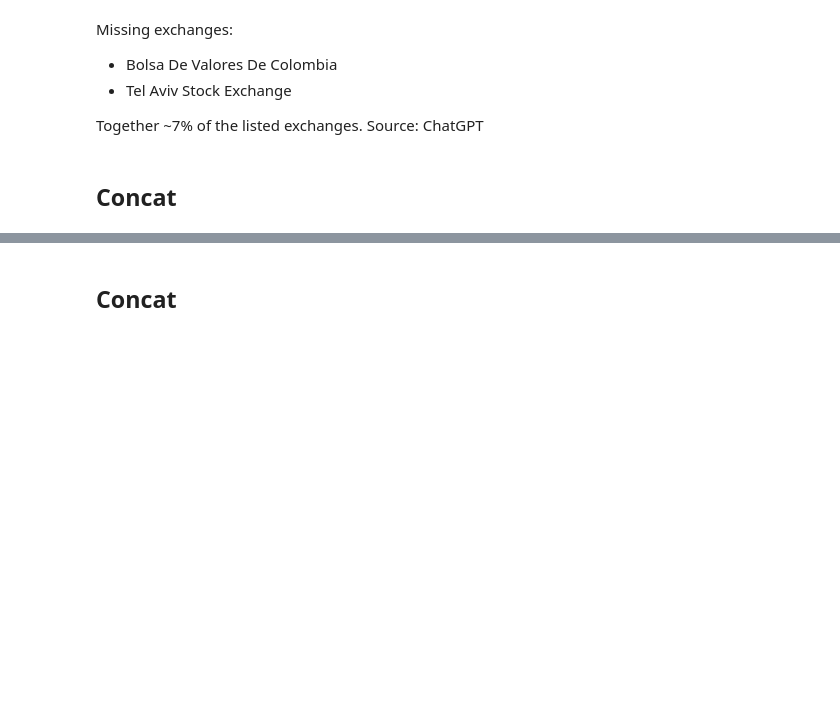
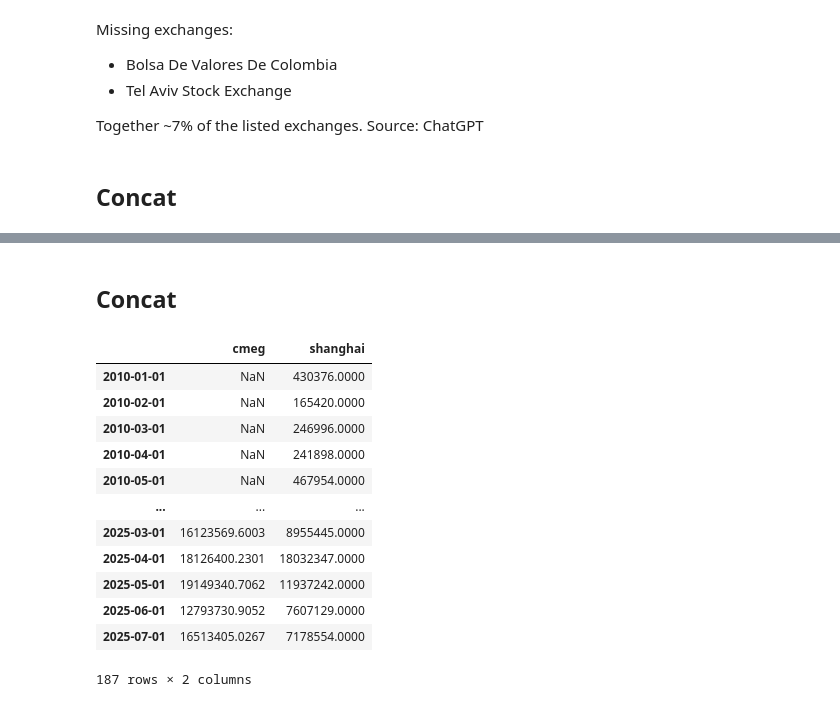
Before and after one commit to Michael-Kornilich/bitcoin_project, a Jupyter notebook: phase2/preprocessing/preprocessing.ipynb, the cells around one changed output, grey strips where cells are left out. Cells and saved outputs as stored; diff of their text form; code cells hidden in the pictures; blank space fills up the shorter version.

```diff
--- a/phase2/preprocessing/preprocessing.ipynb
+++ b/phase2/preprocessing/preprocessing.ipynb
@@ -986,2 +1466,2 @@ dump_pickle(
-# %% [markdown]
-## Concat
+# %% [markdown]
+## Concat
@@ -988,5 +1474,23 @@ dump_pickle(
 # %%
-cmeg_gold_volume = load_pickle("CMEG_gold_volume")
-shanghai_gold_volume = load_pickle("shanghai_gold_volume")
-tocom_gold_volume = load_pickle("tocom_gold")
+gold_volume = pd.concat(
+    [cmeg_gold_volume, shanghai_gold_volume],
+    join="outer",
+    axis="columns"
+)
+gold_volume = gold_volume.rename(columns={0:"cmeg", 1:"shanghai", 2:"tocom"})
+gold_volume
+# %% [output]
+|  | cmeg | shanghai |
+| 2010-01-01 | NaN | 430376.0000 |
+| 2010-02-01 | NaN | 165420.0000 |
+| 2010-03-01 | NaN | 246996.0000 |
+| 2010-04-01 | NaN | 241898.0000 |
+| 2010-05-01 | NaN | 467954.0000 |
+| ... | ... | ... |
+| 2025-03-01 | 16123569.6003 | 8955445.0000 |
+| 2025-04-01 | 18126400.2301 | 18032347.0000 |
+| 2025-05-01 | 19149340.7062 | 11937242.0000 |
+| 2025-06-01 | 12793730.9052 | 7607129.0000 |
+| 2025-07-01 | 16513405.0267 | 7178554.0000 |
+187 rows × 2 columns
 # %%
```
Also changed, not shown: parts of 203 cells of this notebook, 12 other files.
